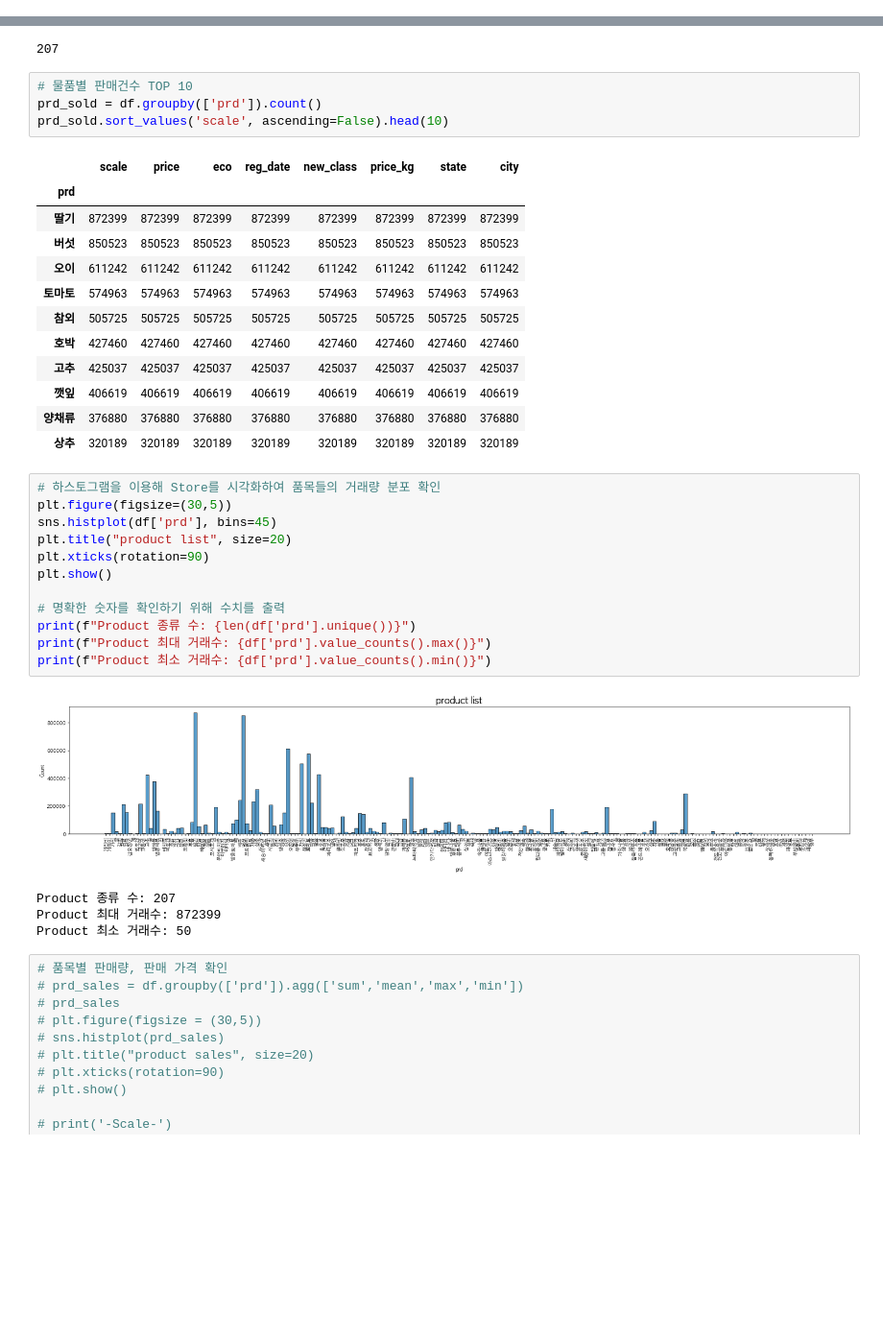
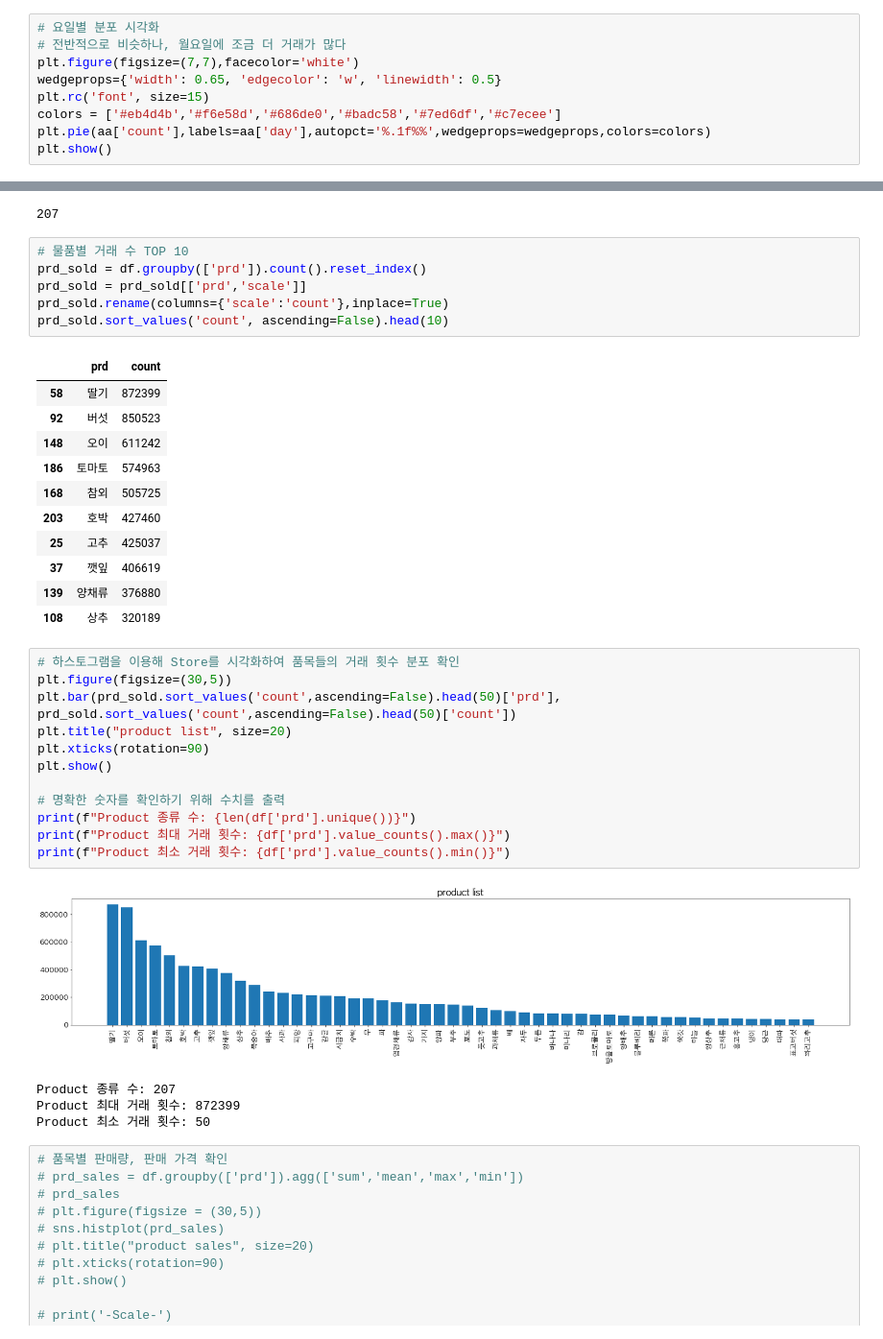
Before and after one commit to LUCI031/grocery_auction, a Jupyter notebook: eda.ipynb, the cells around one changed output, grey strips where cells are left out. Shown: that part at 96% size. Saved outputs shown, nothing was run; the diff lists cells and outputs as text; blank space fills up the shorter version.

```diff
--- a/eda.ipynb
+++ b/eda.ipynb
@@ -227,0 +321,9 @@ defaultdict(int, {'목': 2, '수': 2, '화': 3, '월': 7, '금': 3, '토': 1})
+# %%
+# 요일별 분포 시각화
+# 전반적으로 비슷하나, 월요일에 조금 더 거래가 많다
+plt.figure(figsize=(7,7),facecolor='white')
+wedgeprops={'width': 0.65, 'edgecolor': 'w', 'linewidth': 0.5}
+plt.rc('font', size=15)
+colors = ['#eb4d4b','#f6e58d','#686de0','#badc58','#7ed6df','#c7ecee']
+plt.pie(aa['count'],labels=aa['day'],autopct='%.1f%%',wedgeprops=wedgeprops,colors=colors)
+plt.show()
@@ -305,39 +465,40 @@ len(df['prd'].unique())
 # %% [output]
 207
 # %%
-# 물품별 판매건수 TOP 10
-prd_sold = df.groupby(['prd']).count()
-prd_sold.sort_values('scale', ascending=False).head(10)
+# 물품별 거래 수 TOP 10
+prd_sold = df.groupby(['prd']).count().reset_index()
+prd_sold = prd_sold[['prd','scale']]
+prd_sold.rename(columns={'scale':'count'},inplace=True)
+prd_sold.sort_values('count', ascending=False).head(10)
 # %% [output]
-|  | scale | price | eco | reg_date | new_class | price_kg | state | city |
-| prd |  |  |  |  |  |  |  |  |
-| 딸기 | 872399 | 872399 | 872399 | 872399 | 872399 | 872399 | 872399 | 872399 |
-| 버섯 | 850523 | 850523 | 850523 | 850523 | 850523 | 850523 | 850523 | 850523 |
-| 오이 | 611242 | 611242 | 611242 | 611242 | 611242 | 611242 | 611242 | 611242 |
-| 토마토 | 574963 | 574963 | 574963 | 574963 | 574963 | 574963 | 574963 | 574963 |
-| 참외 | 505725 | 505725 | 505725 | 505725 | 505725 | 505725 | 505725 | 505725 |
-| 호박 | 427460 | 427460 | 427460 | 427460 | 427460 | 427460 | 427460 | 427460 |
-| 고추 | 425037 | 425037 | 425037 | 425037 | 425037 | 425037 | 425037 | 425037 |
-| 깻잎 | 406619 | 406619 | 406619 | 406619 | 406619 | 406619 | 406619 | 406619 |
-| 양채류 | 376880 | 376880 | 376880 | 376880 | 376880 | 376880 | 376880 | 376880 |
-| 상추 | 320189 | 320189 | 320189 | 320189 | 320189 | 320189 | 320189 | 320189 |
+|  | prd | count |
+| 58 | 딸기 | 872399 |
+| 92 | 버섯 | 850523 |
+| 148 | 오이 | 611242 |
+| 186 | 토마토 | 574963 |
+| 168 | 참외 | 505725 |
+| 203 | 호박 | 427460 |
+| 25 | 고추 | 425037 |
+| 37 | 깻잎 | 406619 |
+| 139 | 양채류 | 376880 |
+| 108 | 상추 | 320189 |
 # %%
-# 하스토그램을 이용해 Store를 시각화하여 품목들의 거래량 분포 확인
+# 하스토그램을 이용해 Store를 시각화하여 품목들의 거래 횟수 분포 확인
 plt.figure(figsize=(30,5))
-sns.histplot(df['prd'], bins=45)
+plt.bar(prd_sold.sort_values('count',ascending=False).head(50)['prd'], prd_sold.sort_values('count',ascending=False).head(50)['count'])
 plt.title("product list", size=20)
 plt.xticks(rotation=90)
 plt.show()
 
 # 명확한 숫자를 확인하기 위해 수치를 출력
 print(f"Product 종류 수: {len(df['prd'].unique())}")
-print(f"Product 최대 거래수: {df['prd'].value_counts().max()}")
-print(f"Product 최소 거래수: {df['prd'].value_counts().min()}")
+print(f"Product 최대 거래 횟수: {df['prd'].value_counts().max()}")
+print(f"Product 최소 거래 횟수: {df['prd'].value_counts().min()}")
 # %% [output]
-[figure, old version]
+[figure, new version]
 Product 종류 수: 207
-Product 최대 거래수: 872399
-Product 최소 거래수: 50
+Product 최대 거래 횟수: 872399
+Product 최소 거래 횟수: 50
 # %%
 # 품목별 판매량, 판매 가격 확인
 # prd_sales = df.groupby(['prd']).agg(['sum','mean','max','min'])
```
Also changed, not shown: parts of 26 cells of this notebook.
